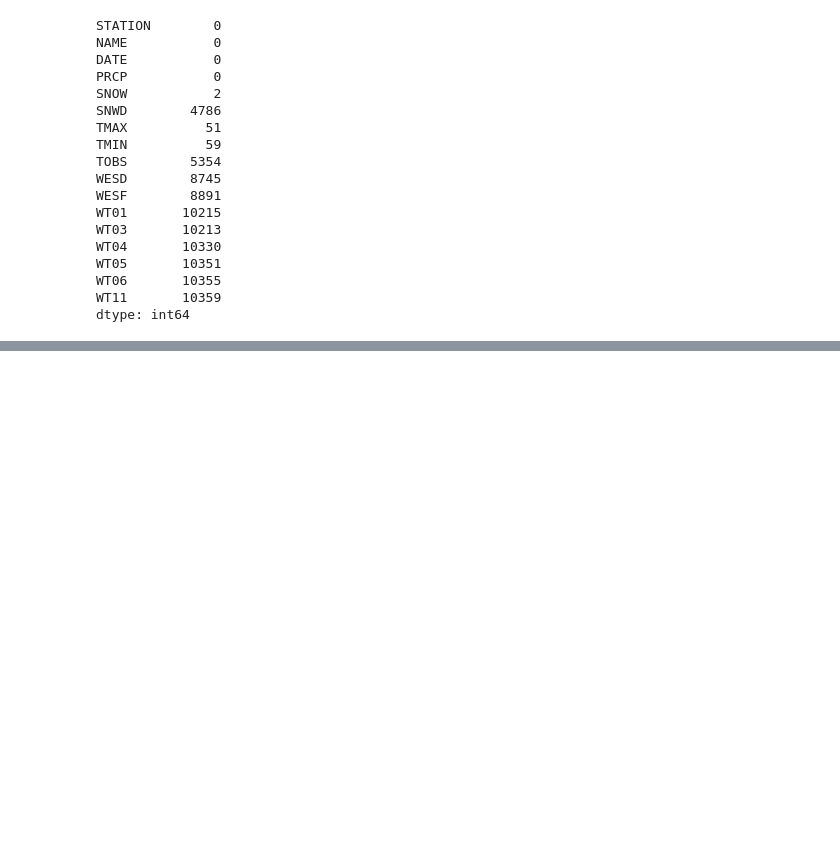
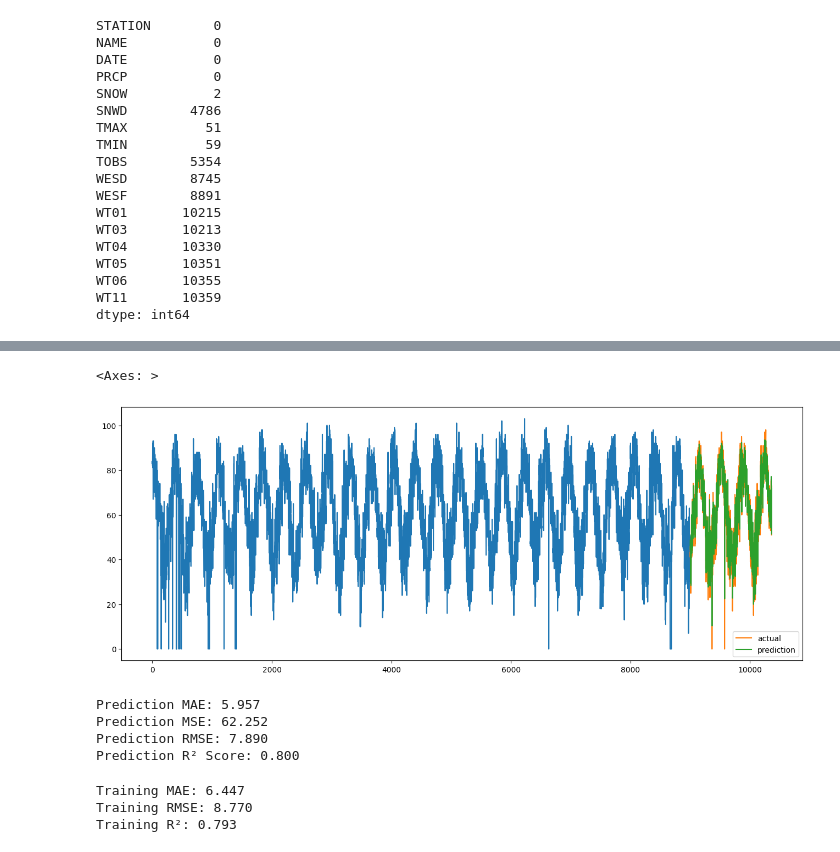
Before and after one commit to Grid-Resilience-Wentworth-Collaboration/time-series-tutorials-2025, a Jupyter notebook: Weather_Prediction_cleanup.ipynb, the cells around one changed output, grey strips where cells are left out. Cells and saved outputs as stored; diff of their text form; code cells hidden in the pictures; blank space fills up the shorter version.

Commit message:
validation

```diff
--- a/Weather_Prediction_cleanup.ipynb
+++ b/Weather_Prediction_cleanup.ipynb
@@ -129,0 +145,29 @@ plt.xlim([10300, 10361])
+# %%
+ax = core_weather.loc[:'8999','Temp_max'].plot(figsize=(16, 6), label="core_weather")
+combined.plot(ax=ax, label=["actual", "prediction"])
+# %% [output]
+<Axes: >
+[figure, added]
+# %%
+valid_combined = combined.dropna()
+
+# Extract cleaned actual and predicted values
+y_true = valid_combined["actual"]
+y_pred = valid_combined["prediction"]
+
+# Compute metrics
+mae = mean_absolute_error(y_true, y_pred)
+mse = mean_squared_error(y_true, y_pred)
+rmse = np.sqrt(mse)
+r2 = r2_score(y_true, y_pred)
+
+# Print results
+print(f"Prediction MAE: {mae:.3f}")
+print(f"Prediction MSE: {mse:.3f}")
+print(f"Prediction RMSE: {rmse:.3f}")
+print(f"Prediction R² Score: {r2:.3f}")
+# %% [output]
+Prediction MAE: 5.957
+Prediction MSE: 62.252
+Prediction RMSE: 7.890
+Prediction R² Score: 0.800
@@ -129,0 +178,13 @@ plt.xlim([10300, 10361])
+# %%
+
+mae_train = mean_absolute_error(y_train, y_train_pred)
+rmse_train = np.sqrt(mean_squared_error(y_train, y_train_pred))
+r2_train = r2_score(y_train, y_train_pred)
+
+print(f"Training MAE: {mae_train:.3f}")
+print(f"Training RMSE: {rmse_train:.3f}")
+print(f"Training R²: {r2_train:.3f}")
+# %% [output]
+Training MAE: 6.447
+Training RMSE: 8.770
+Training R²: 0.793
```
Also changed, not shown: parts of 12 cells of this notebook.
